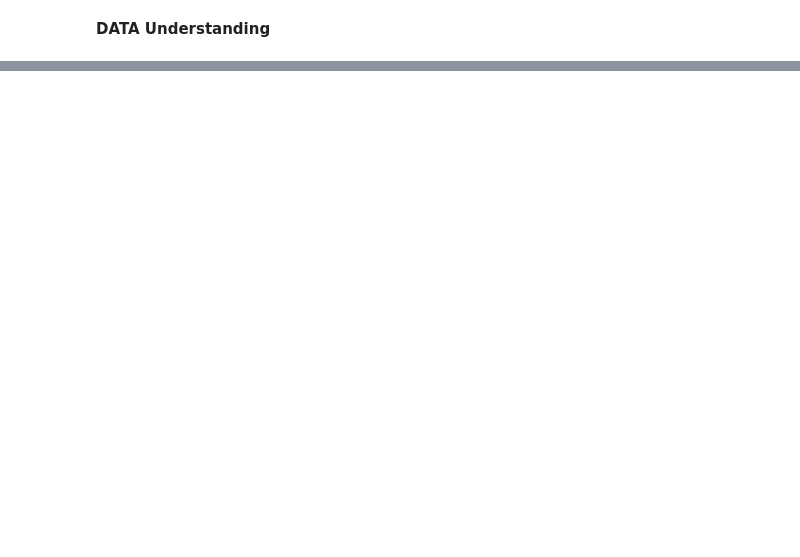
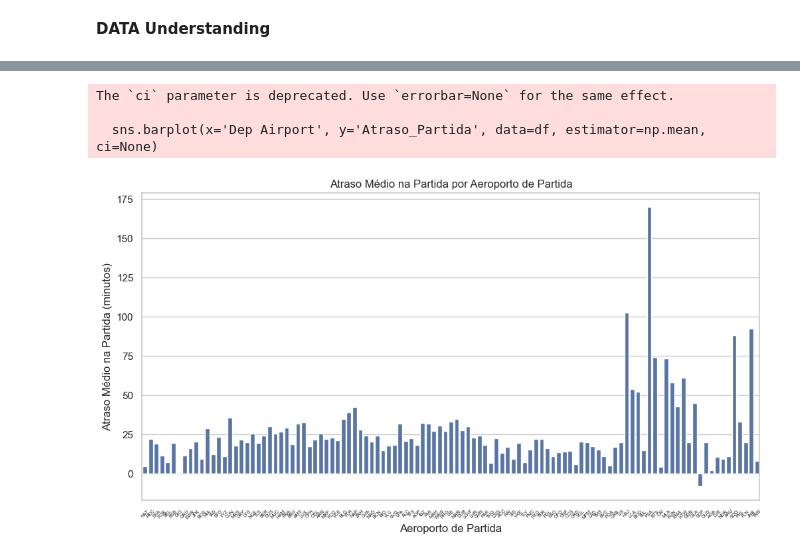
Before and after one commit to CostinhaJ/PIAA_TAP_Delay, a Jupyter notebook: DataUnderstanding.ipynb, the cells around one changed output, grey strips where cells are left out. Cells and saved outputs as stored; diff of their text form; code cells hidden in the pictures; blank space fills up the shorter version.

Commit message:
Exploration
Exploration of correlations and visualization of data

```diff
--- a/DataUnderstanding.ipynb
+++ b/DataUnderstanding.ipynb
@@ -273 +251,28 @@ Quais são os dados mais importantes
+# %%
+
+caminho_dos_CONNECTLIS = '../Caso_TAP/TAP 3 1/ISCTE/CONNECTLIS'
+arquivos_csv_CONNECTLIS = glob(os.path.join(caminho_dos_CONNECTLIS, "*.csv"))
+
+dataframes_CONNECTLIS = []
+
+for arquivo in arquivos_csv_CONNECTLIS:
+    df_CONNLIS = pd.read_csv(arquivo)  # Se houver separador diferente, use sep=";"
+    dataframes_CONNECTLIS.append(df_CONNLIS)
+
+df_final_CONNECTLIS = pd.concat(dataframes_CONNECTLIS, ignore_index=True)
+
+df_final_CONNECTLIS.to_csv("dados_combinados_CONNECTLIS.csv", index=False)
+# %%
+caminho_dos_DEPLIS = '../Caso_TAP/TAP 3 1/ISCTE/DEPLIS'
+arquivos_csv_DEPLIS = glob(os.path.join(caminho_dos_DEPLIS, "*.csv"))
+
+dataframes_DEPLIS = []
+
+for arquivo in arquivos_csv_DEPLIS:
+    df_DEPLIS = pd.read_csv(arquivo)  # Se houver separador diferente, use sep=";"
+    dataframes_DEPLIS.append(df_DEPLIS)
+
+df_final_DEPLIS = pd.concat(dataframes_DEPLIS, ignore_index=True)
+
+df_final_DEPLIS.to_csv("dados_combinados_DEPLIS.csv", index=False)
 # %%
@@ -459,0 +420,7 @@ dtype: float64
+# %%
+df.rename(columns={"Soma de ARR_DLY_TM_SCHD_ACT": "Scheduled vs Actual Arrival Delay"}, inplace=True)
+
+num_cols = ["Sales Capacity", "NR_PAX", "Atraso_Partida", "Atraso_Chegada"]
+correlation_matrix = df[num_cols].corr()
+
+sns.heatmap(correlation_matrix, annot=True, cmap="coolwarm", fmt=".2f")
@@ -459,0 +451,15 @@ dtype: float64
+# %%
+# Atrasos médios por aeroporto de partida
+plt.figure(figsize=(12, 6))
+sns.barplot(x='Dep Airport', y='Atraso_Partida', data=df, estimator=np.mean, ci=None)
+plt.title('Atraso Médio na Partida por Aeroporto de Partida')
+plt.xlabel('Aeroporto de Partida')
+plt.xticks(rotation=50, fontsize=5)
+plt.ylabel('Atraso Médio na Partida (minutos)')
+plt.xticks(rotation=45)
+plt.show()
+# %% [output]
+The `ci` parameter is deprecated. Use `errorbar=None` for the same effect.
+
+  sns.barplot(x='Dep Airport', y='Atraso_Partida', data=df, estimator=np.mean, ci=None)
+[figure, added]
```
Also changed, not shown: parts of 12 cells of this notebook.
